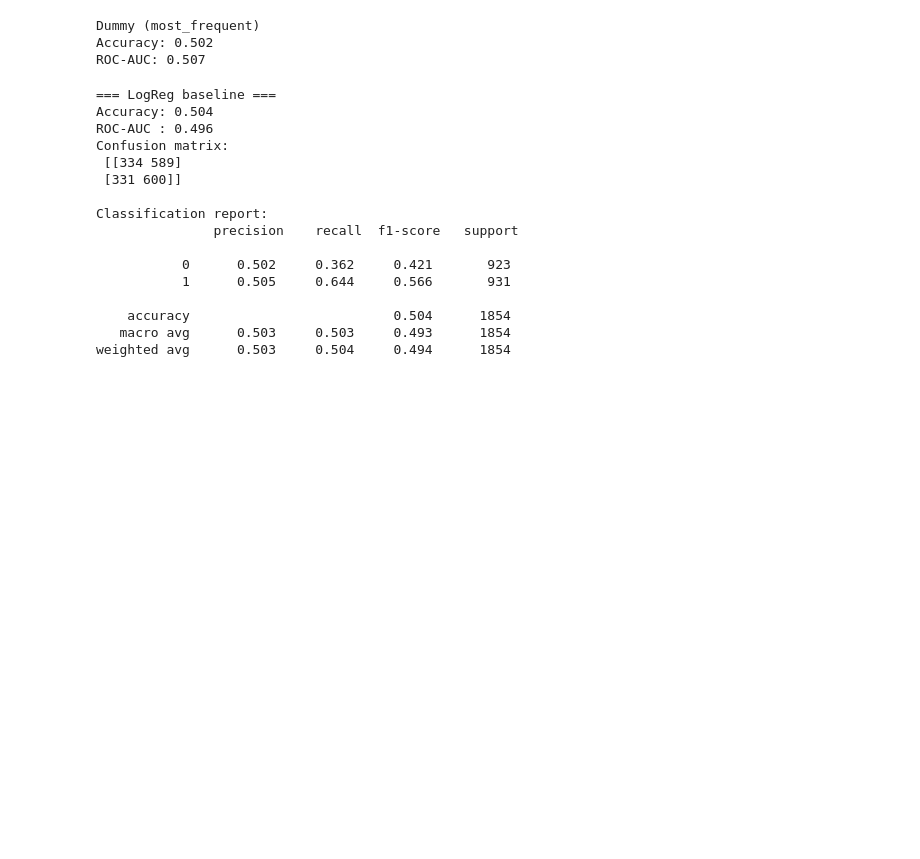
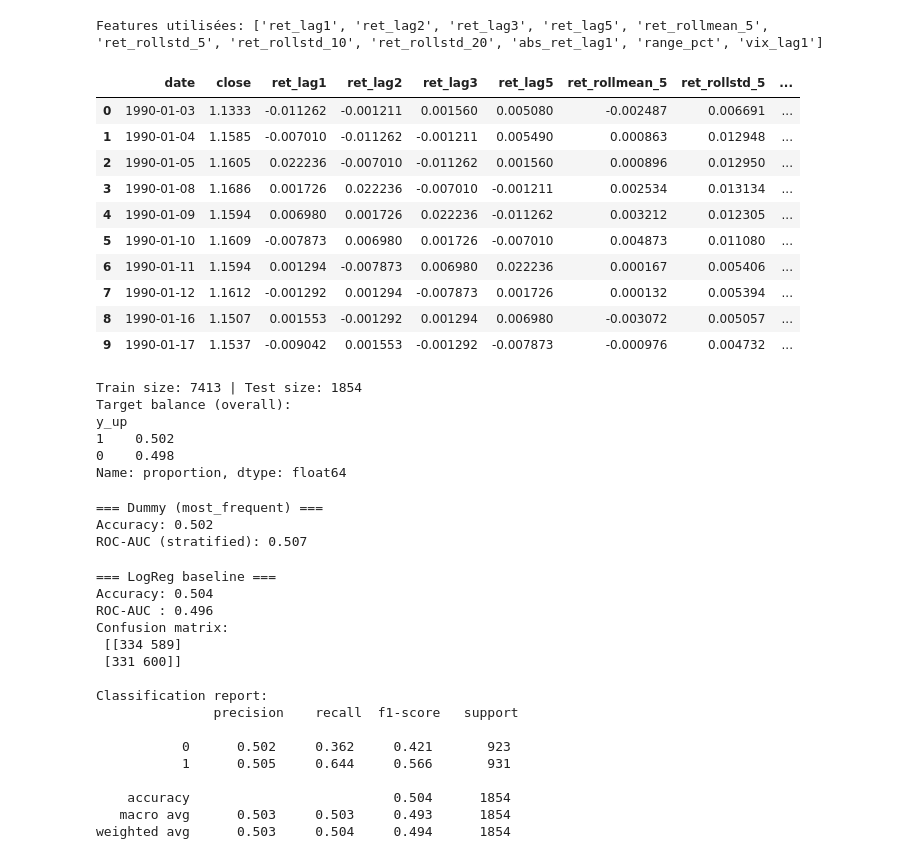
Before and after one commit to martou12/projet-ml-, a Jupyter notebook: notebooks/01_exploration_baseline.ipynb, the cells around one changed output. Saved outputs shown, nothing was run; the diff lists cells and outputs as text; code cells hidden in the pictures; blank space fills up the shorter version.

```diff
--- a/notebooks/01_exploration_baseline.ipynb
+++ b/notebooks/01_exploration_baseline.ipynb
@@ -107,20 +72,58 @@ Name: proportion, dtype: float64
+# %%
+cols_show = ["date", "close"]
+# on affiche uniquement celles qui existent (sécurité)
+cols_show += [c for c in FEATURE_COLS if c in df_feat.columns]
+cols_show += [TARGET_COL]
+
+print("Features utilisées:", [c for c in FEATURE_COLS if c in df_feat.columns])
+df_feat[cols_show].head(10)
+# %% [output]
+Features utilisées: ['ret_lag1', 'ret_lag2', 'ret_lag3', 'ret_lag5', 'ret_rollmean_5', 'ret_rollstd_5', 'ret_rollstd_10', 'ret_rollstd_20', 'abs_ret_lag1', 'range_pct', 'vix_lag1']
+|  | date | close | ret_lag1 | ret_lag2 | ret_lag3 | ret_lag5 | ret_rollmean_5 | ret_rollstd_5 | ... |
+| 0 | 1990-01-03 | 1.1333 | -0.011262 | -0.001211 | 0.001560 | 0.005080 | -0.002487 | 0.006691 | ... |
+| 1 | 1990-01-04 | 1.1585 | -0.007010 | -0.011262 | -0.001211 | 0.005490 | 0.000863 | 0.012948 | ... |
+| 2 | 1990-01-05 | 1.1605 | 0.022236 | -0.007010 | -0.011262 | 0.001560 | 0.000896 | 0.012950 | ... |
+| 3 | 1990-01-08 | 1.1686 | 0.001726 | 0.022236 | -0.007010 | -0.001211 | 0.002534 | 0.013134 | ... |
+| 4 | 1990-01-09 | 1.1594 | 0.006980 | 0.001726 | 0.022236 | -0.011262 | 0.003212 | 0.012305 | ... |
+| 5 | 1990-01-10 | 1.1609 | -0.007873 | 0.006980 | 0.001726 | -0.007010 | 0.004873 | 0.011080 | ... |
+| 6 | 1990-01-11 | 1.1594 | 0.001294 | -0.007873 | 0.006980 | 0.022236 | 0.000167 | 0.005406 | ... |
+| 7 | 1990-01-12 | 1.1612 | -0.001292 | 0.001294 | -0.007873 | 0.001726 | 0.000132 | 0.005394 | ... |
+| 8 | 1990-01-16 | 1.1507 | 0.001553 | -0.001292 | 0.001294 | 0.006980 | -0.003072 | 0.005057 | ... |
+| 9 | 1990-01-17 | 1.1537 | -0.009042 | 0.001553 | -0.001292 | -0.007873 | -0.000976 | 0.004732 | ... |
+# %%
+from src.modeling import train_test_split_time
+
+X_train, X_test, y_train, y_test = train_test_split_time(df_feat, test_size=0.2)
+
+print("Train size:", len(X_train), "| Test size:", len(X_test))
+print("Target balance (overall):")
+print(df_feat[TARGET_COL].value_counts(normalize=True).round(3))
+# %% [output]
+Train size: 7413 | Test size: 1854
+Target balance (overall):
+y_up
+1    0.502
+0    0.498
+Name: proportion, dtype: float64
 # %%
-from sklearn.dummy import DummyClassifier#modèle qui sert de baseline simple
-from sklearn.metrics import accuracy_score, roc_auc_score#fonctions de métriques
+from sklearn.dummy import DummyClassifier
+from sklearn.metrics import accuracy_score, roc_auc_score
 
-dummy = DummyClassifier(strategy="most_frequent")#modèle qui prédit toujours la classe la plus fréquente dans le train
-dummy.fit(X_train, y_train)#apprend sur les données d'entrainement(retient la classe majoritaire en réalité)
-pred = dummy.predict(X_test)#produit des prédictions sur le set test
+# Dummy: prédit toujours la classe majoritaire du train
+dummy = DummyClassifier(strategy="most_frequent")
+dummy.fit(X_train, y_train)
+pred = dummy.predict(X_test)
 
-print("Dummy (most_frequent)")
-print("Accuracy:", round(accuracy_score(y_test, pred), 3))#calcul l'accuracy du dummy du test, arrondi à 3 décimales pour avoir une performance de réf minimale
+print("=== Dummy (most_frequent) ===")
+print("Accuracy:", round(accuracy_score(y_test, pred), 3))
 
-dummy_s = DummyClassifier(strategy="stratified", random_state=0)#créee un dummy qui predit aléatoirement la classe en respectant les proportions dans le train
-dummy_s.fit(X_train, y_train)#apprend les proportions de classes sur le train
-proba = dummy_s.predict_proba(X_test)[:, 1]#calcul les proba prédites pour chaque classe sur le test et garde uniquement la proba de la classe 1
-print("ROC-AUC:", round(roc_auc_score(y_test, proba), 3))#deuxième baseline ROC-AUC qui prend en compte la qualité de classement des proba
+# Dummy stratified (renvoie des proba -> ROC-AUC possible)
+dummy_s = DummyClassifier(strategy="stratified", random_state=0)
+dummy_s.fit(X_train, y_train)
+proba = dummy_s.predict_proba(X_test)[:, 1]
+print("ROC-AUC (stratified):", round(roc_auc_score(y_test, proba), 3))
 # %% [output]
-Dummy (most_frequent)
+=== Dummy (most_frequent) ===
 Accuracy: 0.502
-ROC-AUC: 0.507
+ROC-AUC (stratified): 0.507
 # %%
```
Also changed, not shown: parts of 6 cells of this notebook, 11 other files.
